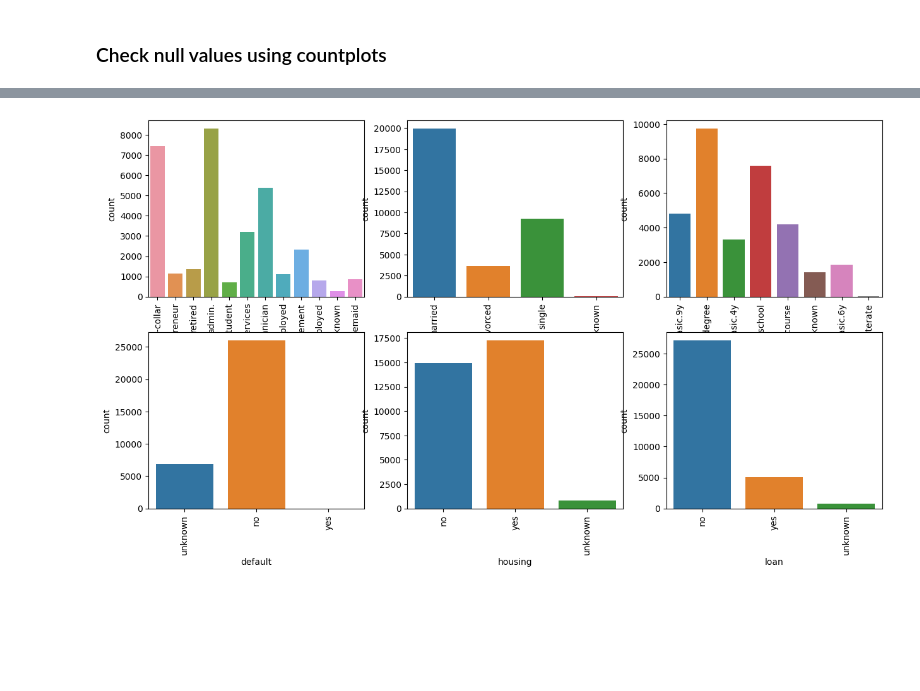
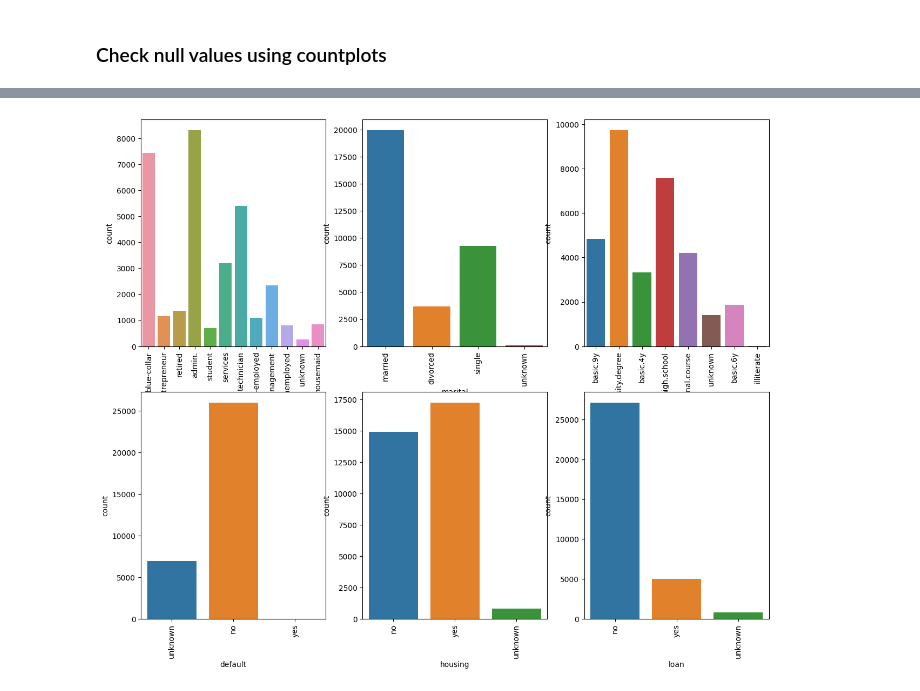
Before and after one commit to hslee0824/banking_data, a Jupyter notebook: main.ipynb, the cells around one changed output, grey strips where cells are left out. Saved outputs shown, nothing was run; the diff lists cells and outputs as text; code cells hidden in the pictures; blank space fills up the shorter version.

```diff
--- a/main.ipynb
+++ b/main.ipynb
@@ -146,30 +139,30 @@ plt.show()
 # %%
-plt.figure(figsize=(15,8))
+plt.figure(figsize=(15,12))
 
 plt.subplot(2,3,1)
 sns.countplot(x=train['job'])
 plt.xticks(rotation=90)
 
 plt.subplot(2,3,2)
 sns.countplot(x=train['marital'])
 plt.xticks(rotation=90)
 
 plt.subplot(2,3,3)
 sns.countplot(x=train['education'])
 plt.xticks(rotation=90)
 
 plt.subplot(2,3,4)
 sns.countplot(x=train['default'])
 plt.xticks(rotation=90)
 
 plt.subplot(2,3,5)
 sns.countplot(x=train['housing'])
 plt.xticks(rotation=90)
 
 plt.subplot(2,3,6)
 sns.countplot(x=train['loan'])
 plt.xticks(rotation=90)
 
 plt.show()
 # %% [output]
-[figure, old version]
+[figure, new version]
```
Also changed, not shown: parts of 5 cells of this notebook.
